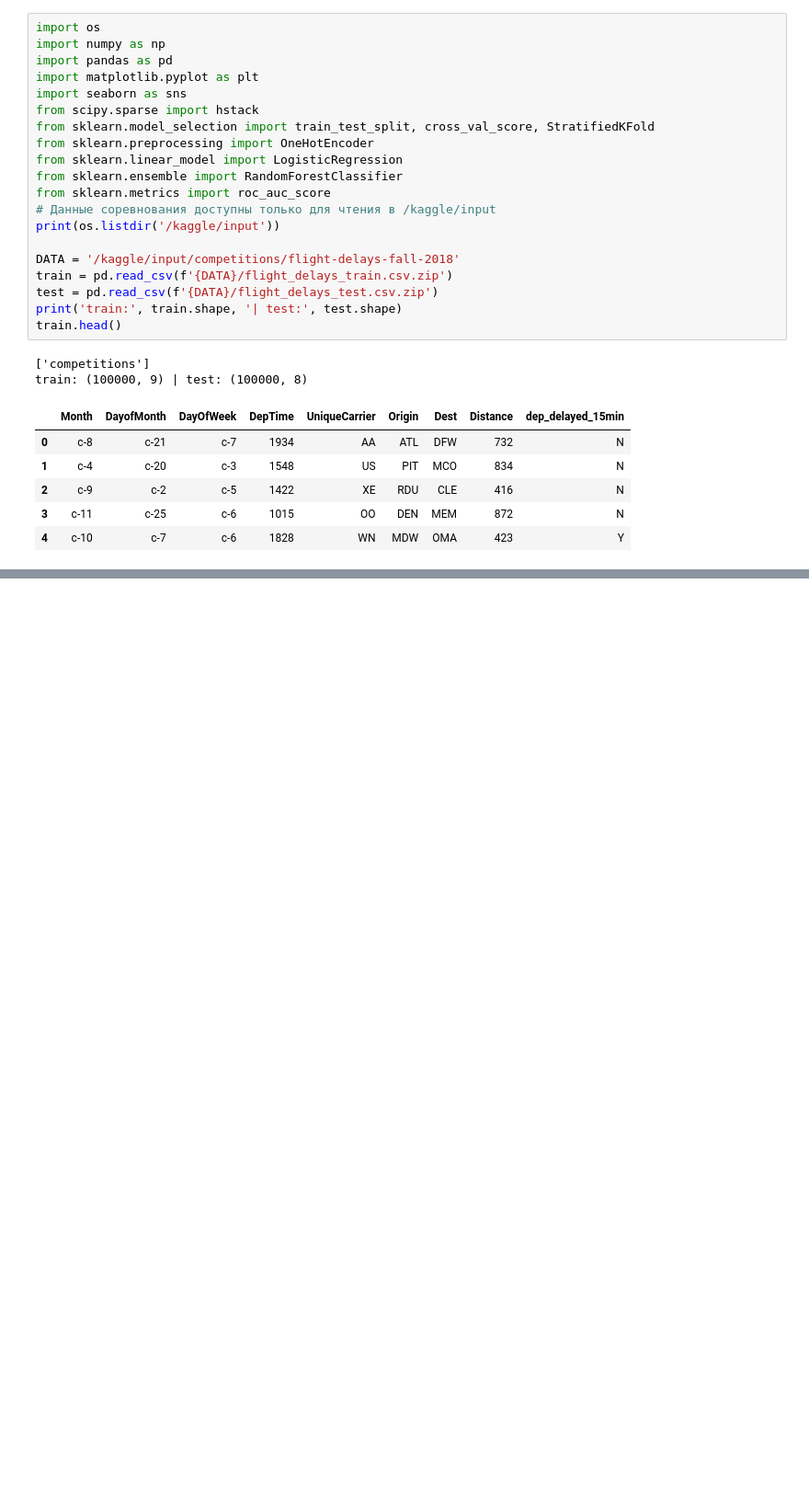
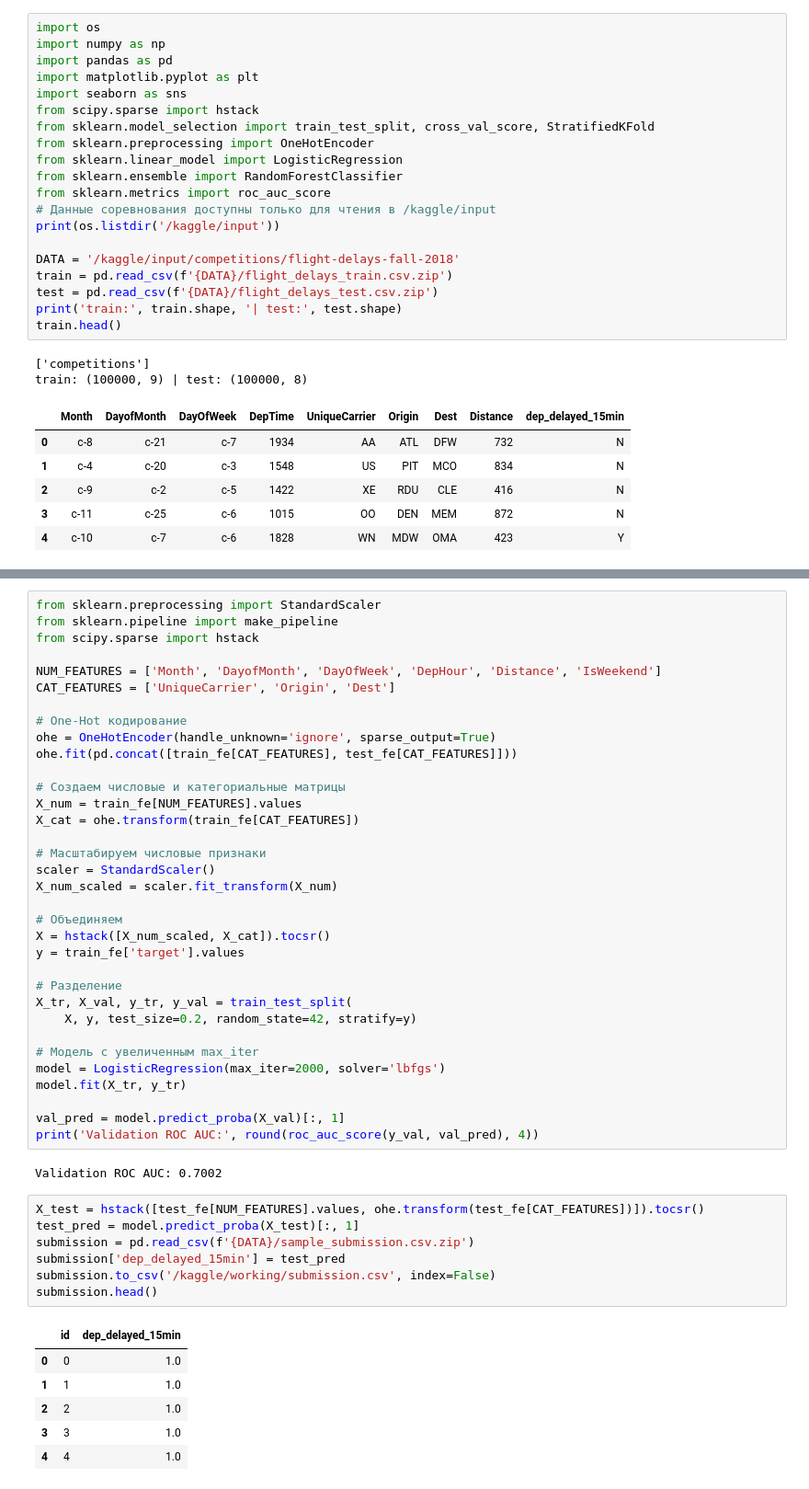
Before and after one commit to Dimdy96/flight-delays, a Jupyter notebook: notebookb53d483d6a.ipynb, the cells around one changed output, grey strips where cells are left out. Shown at 92% size. Drawn from its saved outputs; the diff is of its cells as text; blank space fills up the shorter version.

```diff
--- a/notebookb53d483d6a.ipynb
+++ b/notebookb53d483d6a.ipynb
@@ -29,0 +64,50 @@ train: (100000, 9) | test: (100000, 8)
+# %%
+from sklearn.preprocessing import StandardScaler
+from sklearn.pipeline import make_pipeline
+from scipy.sparse import hstack
+
+NUM_FEATURES = ['Month', 'DayofMonth', 'DayOfWeek', 'DepHour', 'Distance', 'IsWeekend']
+CAT_FEATURES = ['UniqueCarrier', 'Origin', 'Dest']
+
+# One-Hot кодирование
+ohe = OneHotEncoder(handle_unknown='ignore', sparse_output=True)
+ohe.fit(pd.concat([train_fe[CAT_FEATURES], test_fe[CAT_FEATURES]]))
+
+# Создаем числовые и категориальные матрицы
+X_num = train_fe[NUM_FEATURES].values
+X_cat = ohe.transform(train_fe[CAT_FEATURES])
+
+# Масштабируем числовые признаки
+scaler = StandardScaler()
+X_num_scaled = scaler.fit_transform(X_num)
+
+# Объединяем
+X = hstack([X_num_scaled, X_cat]).tocsr()
+y = train_fe['target'].values
+
+# Разделение
+X_tr, X_val, y_tr, y_val = train_test_split(
+    X, y, test_size=0.2, random_state=42, stratify=y)
+
+# Модель с увеличенным max_iter
+model = LogisticRegression(max_iter=2000, solver='lbfgs')
+model.fit(X_tr, y_tr)
+
+val_pred = model.predict_proba(X_val)[:, 1]
+print('Validation ROC AUC:', round(roc_auc_score(y_val, val_pred), 4))
+# %% [output]
+Validation ROC AUC: 0.7002
+# %%
+X_test = hstack([test_fe[NUM_FEATURES].values, ohe.transform(test_fe[CAT_FEATURES])]).tocsr()
+test_pred = model.predict_proba(X_test)[:, 1]
+submission = pd.read_csv(f'{DATA}/sample_submission.csv.zip')
+submission['dep_delayed_15min'] = test_pred
+submission.to_csv('/kaggle/working/submission.csv', index=False)
+submission.head()
+# %% [output]
+|  | id | dep_delayed_15min |
+| 0 | 0 | 1.0 |
+| 1 | 1 | 1.0 |
+| 2 | 2 | 1.0 |
+| 3 | 3 | 1.0 |
+| 4 | 4 | 1.0 |
```
Also changed, not shown: parts of 13 cells of this notebook.
